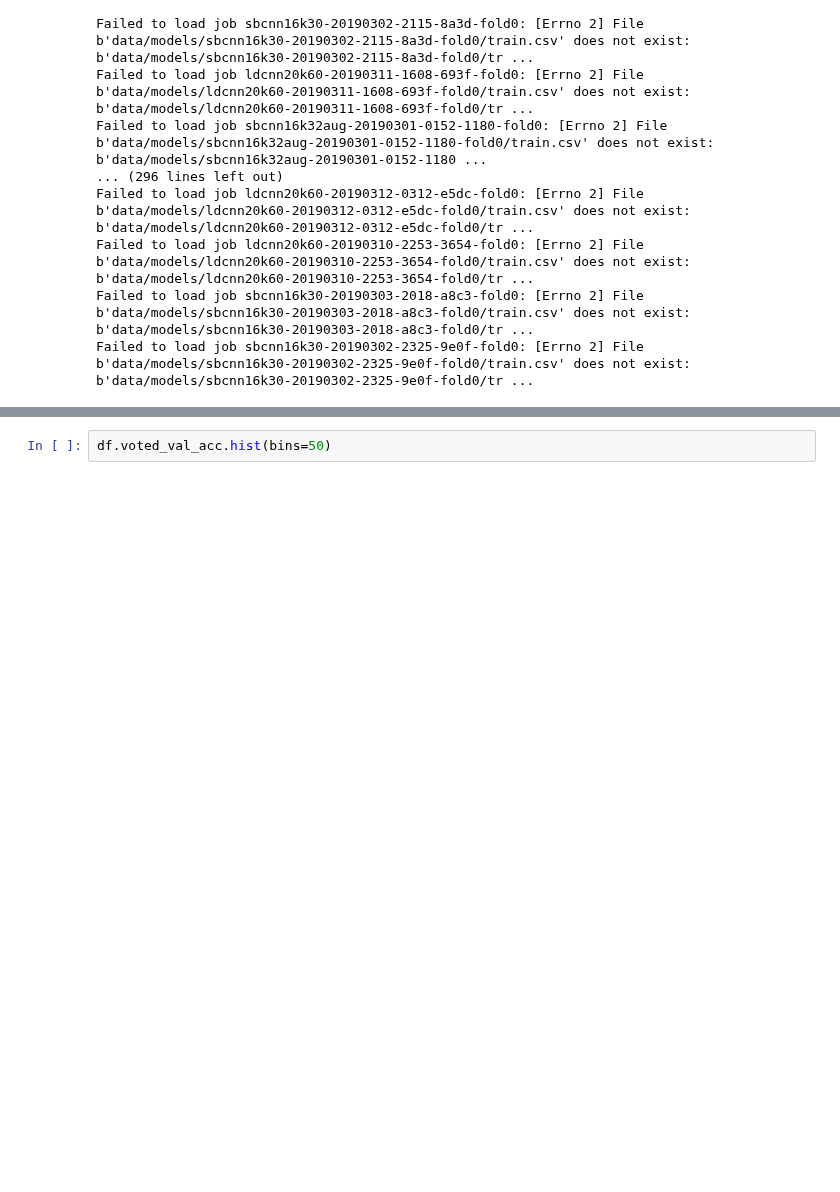
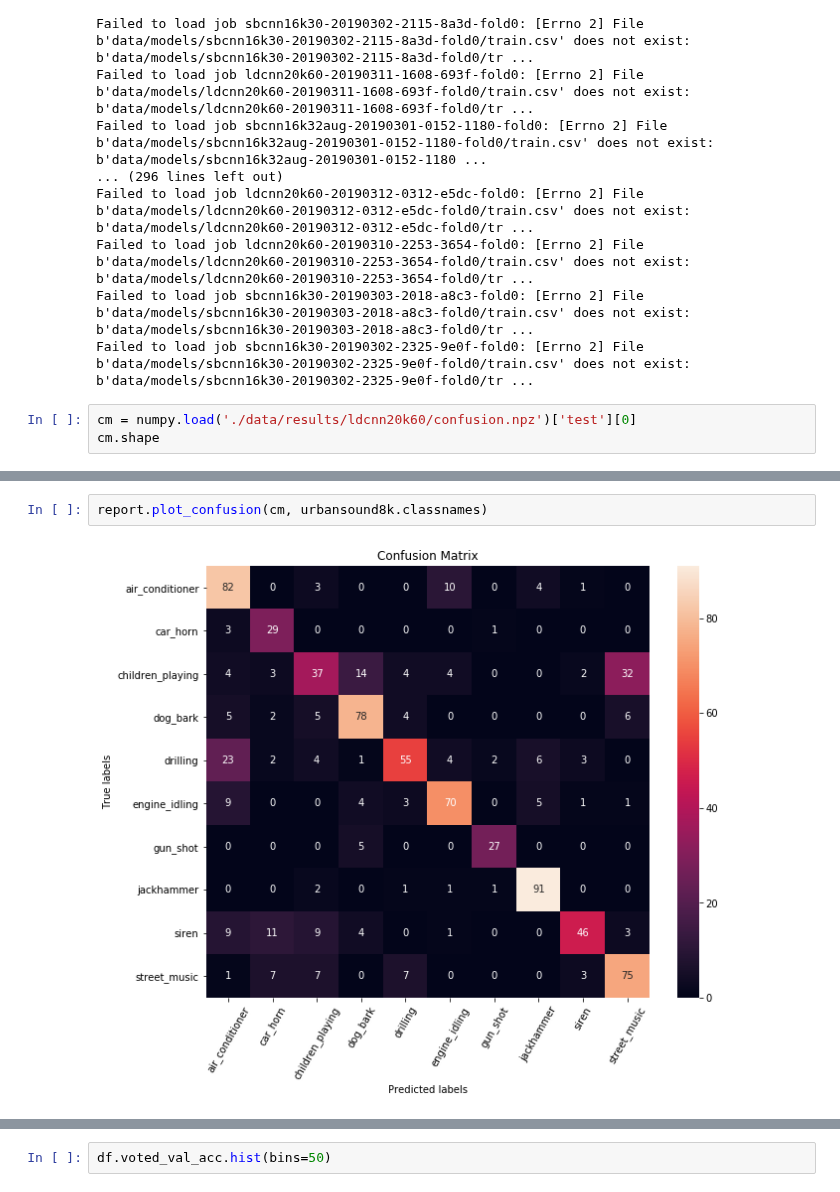
Before and after one commit to jonnor/ESC-CNN-microcontroller, a Jupyter notebook: Experiments.ipynb, the cells around one changed output, grey strips where cells are left out. Drawn from its saved outputs; the diff is of its cells as text; blank space fills up the shorter version.

```diff
--- a/Experiments.ipynb
+++ b/Experiments.ipynb
@@ -44,3 +44,6 @@ Failed to load job ldcnn20k60-20190312-0312-e5dc-fold0: [Errno 2] File b'data/mo
 Failed to load job ldcnn20k60-20190310-2253-3654-fold0: [Errno 2] File b'data/models/ldcnn20k60-20190310-2253-3654-fold0/train.csv' does not exist: b'data/models/ldcnn20k60-20190310-2253-3654-fold0/tr ...
 Failed to load job sbcnn16k30-20190303-2018-a8c3-fold0: [Errno 2] File b'data/models/sbcnn16k30-20190303-2018-a8c3-fold0/train.csv' does not exist: b'data/models/sbcnn16k30-20190303-2018-a8c3-fold0/tr ...
 Failed to load job sbcnn16k30-20190302-2325-9e0f-fold0: [Errno 2] File b'data/models/sbcnn16k30-20190302-2325-9e0f-fold0/train.csv' does not exist: b'data/models/sbcnn16k30-20190302-2325-9e0f-fold0/tr ...
+# %%
+cm = numpy.load('./data/results/ldcnn20k60/confusion.npz')['test'][0]
+cm.shape
@@ -46,0 +77,4 @@ Failed to load job sbcnn16k30-20190302-2325-9e0f-fold0: [Errno 2] File b'data/mo
+# %%
+report.plot_confusion(cm, urbansound8k.classnames)
+# %% [output]
+[figure, added]
```
Also changed, not shown: parts of 7 cells of this notebook, 4 other files.
